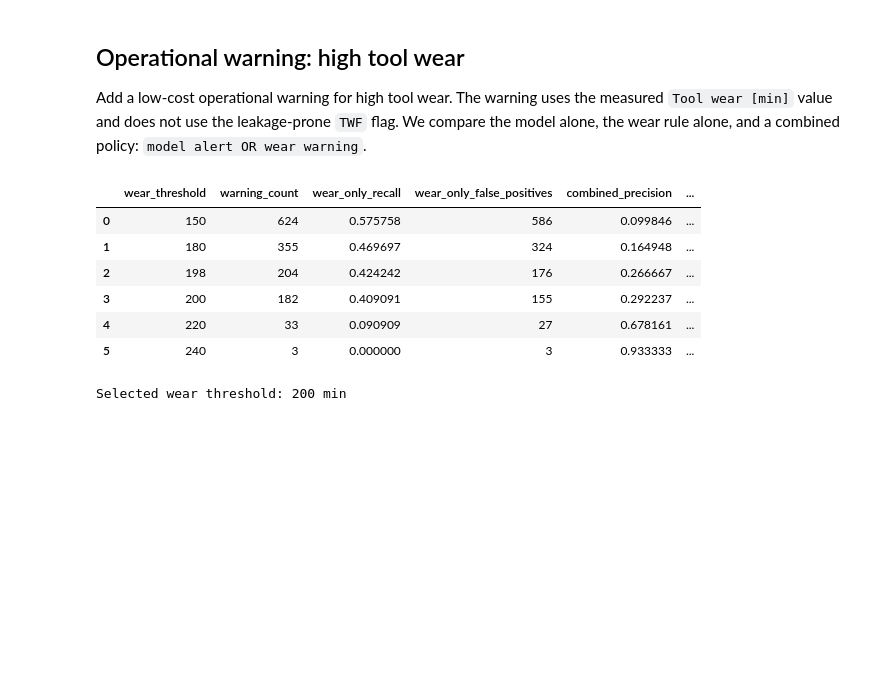
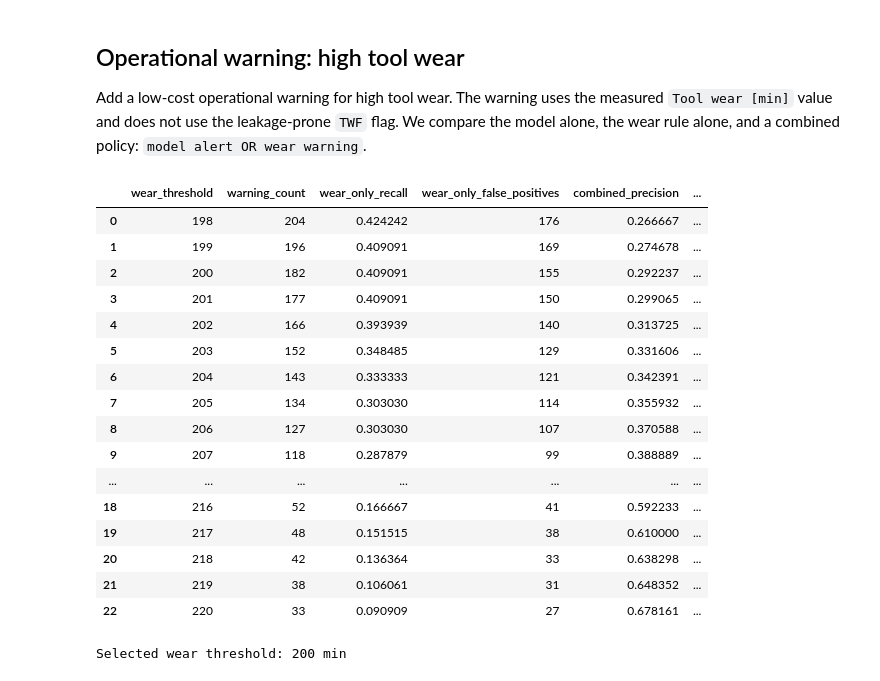
Before and after one commit to KacperKnapek/Machine-failure-prediction, a Jupyter notebook: notebooks/05_feature_experiment.ipynb, the cells around one changed output. Cells and saved outputs as stored; diff of their text form; code cells hidden in the pictures; blank space fills up the shorter version.

```diff
--- a/notebooks/05_feature_experiment.ipynb
+++ b/notebooks/05_feature_experiment.ipynb
@@ -789,7 +789,7 @@ display(torque_experiment_results.sort_values("f1_mean", ascending=False))
 
 Add a low-cost operational warning for high tool wear. The warning uses the measured `Tool wear [min]` value and does not use the leakage-prone `TWF` flag. We compare the model alone, the wear rule alone, and a combined policy: `model alert OR wear warning`.
 # %%
-WEAR_THRESHOLDS = [150, 180, 198, 200, 220, 240]
+WEAR_THRESHOLDS = list(range(198, 221))
 
 def calculate_alert_metrics(y_true, y_pred):
     tn, fp, fn, tp = confusion_matrix(y_true, y_pred).ravel()
@@ -809,39 +809,49 @@ model_alert = final_y_pred.astype(bool)
 for wear_threshold in WEAR_THRESHOLDS:
     wear_warning = X_test_raw["Tool wear [min]"] >= wear_threshold
     combined_alert = model_alert | wear_warning.to_numpy()
 
     wear_metrics = calculate_alert_metrics(y_test, wear_warning)
     combined_metrics = calculate_alert_metrics(y_test, combined_alert)
 
     current_fn_ids = y_test.index[(y_test == 1) & (~model_alert)]
     caught_fn_ids = y_test.index[
         (y_test == 1) & (~model_alert) & wear_warning.to_numpy()
     ]
 
     wear_results.append({
         "wear_threshold": wear_threshold,
         "warning_count": int(wear_warning.sum()),
         "wear_only_recall": wear_metrics["recall"],
         "wear_only_false_positives": wear_metrics["false_positives"],
         "combined_precision": combined_metrics["precision"],
         "combined_recall": combined_metrics["recall"],
         "combined_f1": combined_metrics["f1"],
         "combined_false_positives": combined_metrics["false_positives"],
         "combined_false_negatives": combined_metrics["false_negatives"],
         "current_fn_caught": len(caught_fn_ids),
         "current_fn_total": len(current_fn_ids),
     })
 
 wear_results = pd.DataFrame(wear_results)
 display(wear_results)
 # %% [output]
 |  | wear_threshold | warning_count | wear_only_recall | wear_only_false_positives | combined_precision | ... |
-| 0 | 150 | 624 | 0.575758 | 586 | 0.099846 | ... |
-| 1 | 180 | 355 | 0.469697 | 324 | 0.164948 | ... |
-| 2 | 198 | 204 | 0.424242 | 176 | 0.266667 | ... |
-| 3 | 200 | 182 | 0.409091 | 155 | 0.292237 | ... |
-| 4 | 220 | 33 | 0.090909 | 27 | 0.678161 | ... |
-| 5 | 240 | 3 | 0.000000 | 3 | 0.933333 | ... |
+| 0 | 198 | 204 | 0.424242 | 176 | 0.266667 | ... |
+| 1 | 199 | 196 | 0.409091 | 169 | 0.274678 | ... |
+| 2 | 200 | 182 | 0.409091 | 155 | 0.292237 | ... |
+| 3 | 201 | 177 | 0.409091 | 150 | 0.299065 | ... |
+| 4 | 202 | 166 | 0.393939 | 140 | 0.313725 | ... |
+| 5 | 203 | 152 | 0.348485 | 129 | 0.331606 | ... |
+| 6 | 204 | 143 | 0.333333 | 121 | 0.342391 | ... |
+| 7 | 205 | 134 | 0.303030 | 114 | 0.355932 | ... |
+| 8 | 206 | 127 | 0.303030 | 107 | 0.370588 | ... |
+| 9 | 207 | 118 | 0.287879 | 99 | 0.388889 | ... |
+| ... | ... | ... | ... | ... | ... | ... |
+| 18 | 216 | 52 | 0.166667 | 41 | 0.592233 | ... |
+| 19 | 217 | 48 | 0.151515 | 38 | 0.610000 | ... |
+| 20 | 218 | 42 | 0.136364 | 33 | 0.638298 | ... |
+| 21 | 219 | 38 | 0.106061 | 31 | 0.648352 | ... |
+| 22 | 220 | 33 | 0.090909 | 27 | 0.678161 | ... |
 # %%
 selected_wear_threshold = 200
 wear_warning = X_test_raw["Tool wear [min]"] >= selected_wear_threshold
```
Also changed, not shown: parts of 14 cells of this notebook, 2 other files.
